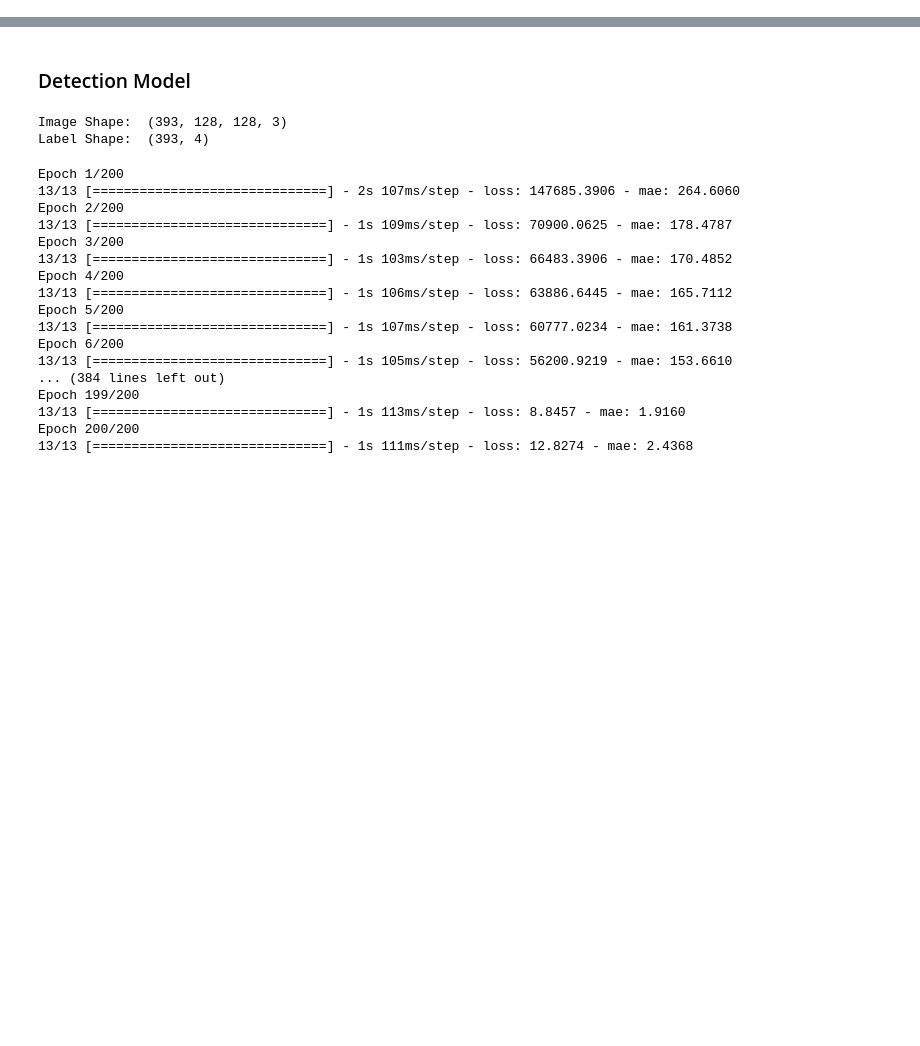
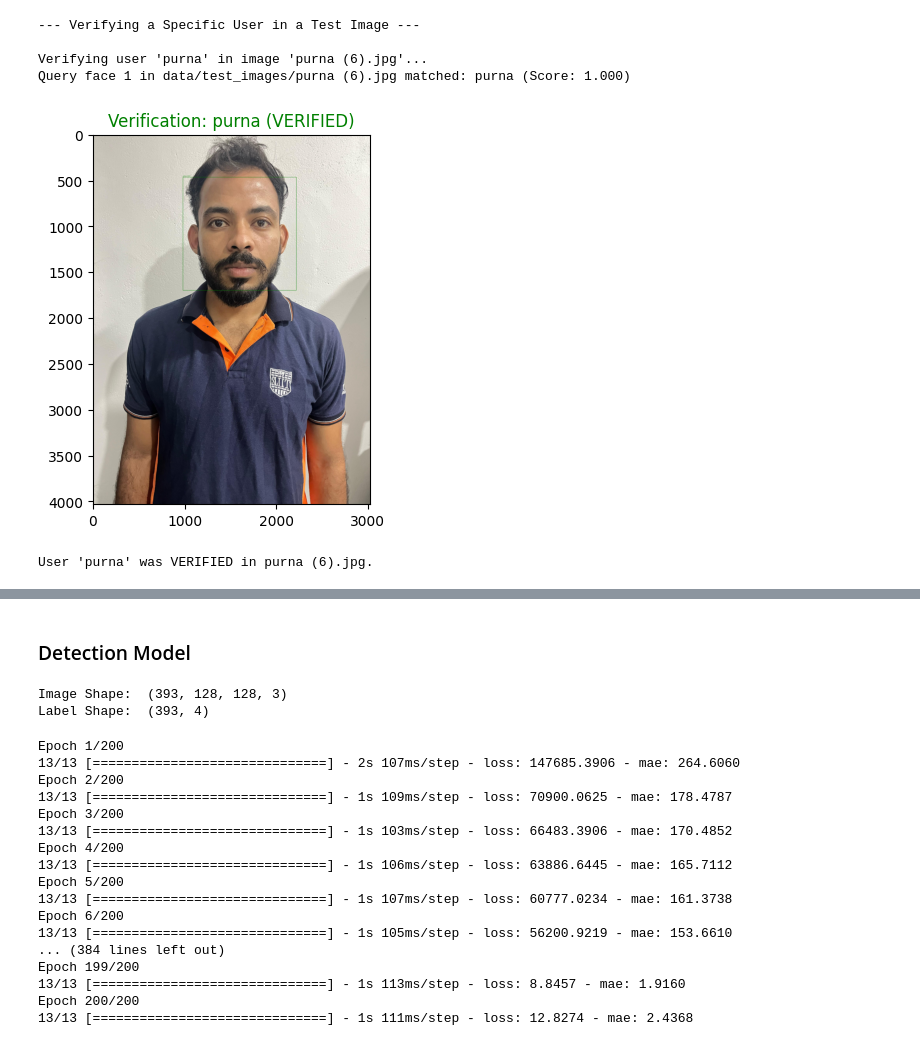
Before and after one commit to purnalakshitha99/edu-smart-e-learning-platform-apis, a Jupyter notebook: USER_VARIFICATION_SERVICE/face_recogntion_2.ipynb, the cells around one changed output, grey strips where cells are left out. Drawn from its saved outputs; the diff is of its cells as text; code cells hidden in the pictures; blank space fills up the shorter version.

```diff
--- a/USER_VARIFICATION_SERVICE/face_recogntion_2.ipynb
+++ b/USER_VARIFICATION_SERVICE/face_recogntion_2.ipynb
@@ -9,0 +548,79 @@ from PIL import Image, ImageDraw, ImageFont
+# %%
+def verify_and_visualize_user(
+                                target_username_viz, # Changed param name
+                                query_img_path_viz,  # Changed param name
+                                faiss_idx_global,
+                                db_users_global,
+                                verification_threshold=0.50 # Min similarity score to be considered 'verified'
+                                ):
+    print(f"\nVerifying user '{target_username_viz}' in image '{os.path.basename(query_img_path_viz)}'...")
+
+    ret_users, ret_areas, ret_scores = search_face_in_db(
+                                                    query_img_path_viz,
+                                                    faiss_idx_global,
+                                                    db_users_global
+                                                    )
+    try:
+        image = Image.open(query_img_path_viz)
+        draw = ImageDraw.Draw(image)
+        verified_this_image = False
+
+        for i in range(len(ret_users)):
+            x, y, w, h = ret_areas[i]
+            user_found = ret_users[i]
+            score_found = ret_scores[i]
+
+            label = f"{user_found} ({score_found:.2f})"
+            color = 'red'
+
+            if user_found == target_username_viz and score_found >= verification_threshold:
+                color = 'green'
+                verified_this_image = True
+            elif user_found != "Unknown" and score_found >= 0.4: # A known user but not target, or target with low score
+                color = 'orange'
+
+            draw.rectangle([x, y, x+w, y+h], outline=color, width=3)
+            try:
+                font = ImageFont.truetype("arial.ttf", 15)
+            except IOError:
+                font = ImageFont.load_default()
+            draw.text((x, y-20), label, font=font, fill=color)
+
+        plt.imshow(image)
+        title_color = 'green' if verified_this_image else 'red'
+        plt.title(f"Verification: {target_username_viz} ({'VERIFIED' if verified_this_image else 'NOT VERIFIED'})", color=title_color)
+        plt.show()
+
+        if verified_this_image:
+            print(f"User '{target_username_viz}' was VERIFIED in {os.path.basename(query_img_path_viz)}.")
+        else:
+            print(f"User '{target_username_viz}' was NOT VERIFIED in {os.path.basename(query_img_path_viz)} (or no strong match).")
+
+    except FileNotFoundError:
+        print(f"Error: Image not found at {query_img_path_viz}")
+    except Exception as e:
+        print(f"Error during visualization for {query_img_path_viz}: {e}")
+
+# Example: Verifying 'purna' in a test image
+# This should be run AFTER the global faiss_index is available.
+if faiss_index and faiss_index.ntotal > 0:
+    print("\n--- Verifying a Specific User in a Test Image ---")
+    test_img_verify = 'data/test_images/purna (6).jpg' # Ensure this image exists
+    if os.path.exists(test_img_verify):
+        verify_and_visualize_user(
+                                "purna",
+                                test_img_verify,
+                                faiss_idx_global=faiss_index,
+                                db_users_global=db_user_names
+                                )
+    else:
+        print(f"Test image for verification not found: {test_img_verify}")
+else:
+    print("Cannot verify user because FAISS index is not available or empty.")
+# %% [output]
+--- Verifying a Specific User in a Test Image ---
+
+Verifying user 'purna' in image 'purna (6).jpg'...
+Query face 1 in data/test_images/purna (6).jpg matched: purna (Score: 1.000)
+[figure, added]
+User 'purna' was VERIFIED in purna (6).jpg.
```
Also changed, not shown: parts of 15 cells of this notebook, 4 other files.
